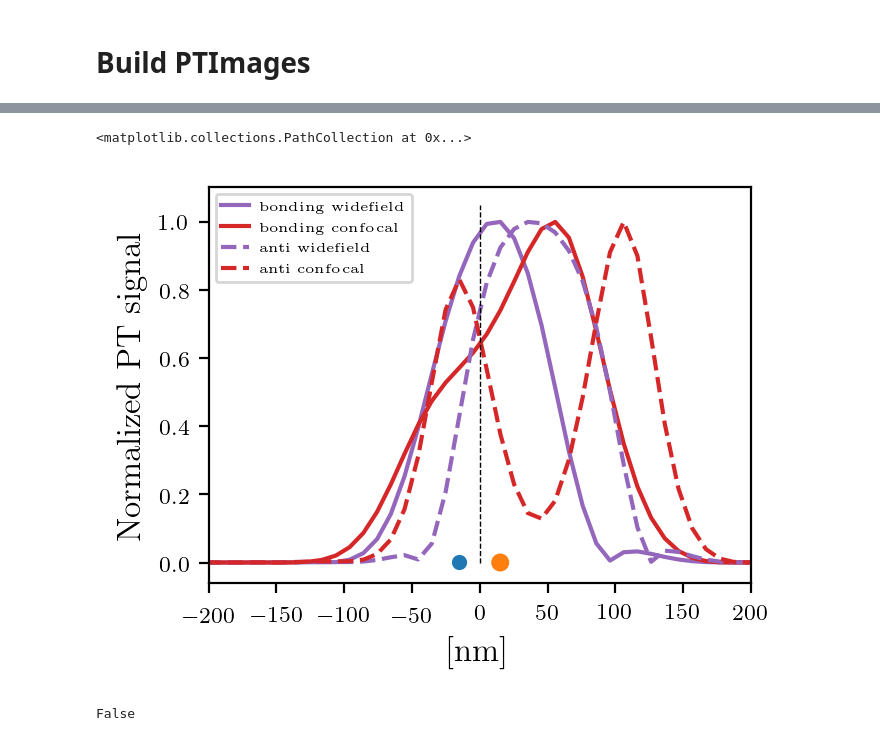
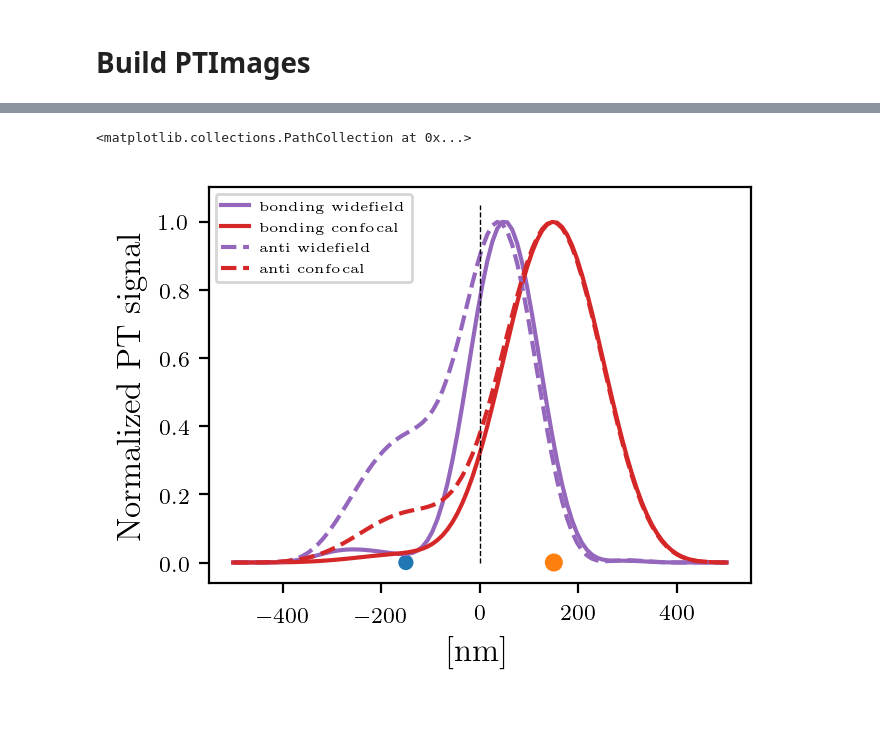
Before and after one commit to HarrisonGoldwyn/photothermal_image_model, a Jupyter notebook: python/hetero_Coupled_scattering.ipynb, the cells around one changed output, grey strips where cells are left out. Drawn from its saved outputs; the diff is of its cells as text; code cells hidden in the pictures.

```diff
--- a/python/hetero_Coupled_scattering.ipynb
+++ b/python/hetero_Coupled_scattering.ipynb
@@ -73,8 +73,8 @@ eps_back = 1.473**2
 
 # del_d = 4*a1
 
-d = 3*a1
-d_col_nm = np.array([[d, 0, 0]])*1e-7
+d = 30*a1
+d_col_cm = np.array([[d, 0, 0]])*1e-7
 
 hw = 2.2
 sensorsize_nm = 1000
@@ -146,7 +146,7 @@ def coupled_dips_of_w(w):
     return  cp.coupled_dip_mags_both_driven(
         mol_angle=0,
         plas_angle=0,
-        d_col = d_col_nm,
+        d_col = d_col_cm,
         E_d_angle=None,
         drive_hbar_w=w*hbar,
         alpha0_diag=alpha_1_of_hw(w*hbar),
@@ -156,7 +156,7 @@ def coupled_dips_of_w(w):
 
 coupled_scattering = cp.sigma_scat_coupled(
     dipoles_moments_per_omega=coupled_dips_of_w,
-    d_col=d_col_nm,
+    d_col=d_col_cm,
     drive_hbar_w=plot_hws,
     n_b=eps_back**0.5,
     E_0=Eplane,)
@@ -264,2 +264,2 @@ bond_enei
 # %%
-anti_enei
+anti_enei=2.4
@@ -677,11 +382,11 @@ but first we need flux from power absorbed
 sph_1_area = 4*np.pi*(a1*1e-9)**2.
 sph_2_area = 4*np.pi*(a2*1e-9)**2.
 
-bond_flux_1 = bond_pow_test_1 / sph_1_area
-bond_flux_2 = bond_pow_test_2 / sph_2_area
+bond_flux_1 = bond_p1_pumped_pow / sph_1_area
+bond_flux_2 = bond_p2_pumped_pow / sph_2_area
 
-anti_flux_1 = anti_pow_test_1 / sph_1_area
-anti_flux_2 = anti_pow_test_2 / sph_2_area
+anti_flux_1 = anti_p1_pumped_pow / sph_1_area
+anti_flux_2 = anti_p2_pumped_pow / sph_2_area
 # %%
 plt.plot(obs_points*1e7, bond_flux_1)
 plt.plot(obs_points*1e7, bond_flux_2)
@@ -1022,36 +734,32 @@ plt.plot(
     np.abs(bond_conf_image)/np.abs(bond_conf_image).max(),
     label='bonding confocal',
     c='C3')
 
 plt.plot(
     obs_points*1e7,
     np.abs(anti_wifi_image)/np.abs(anti_wifi_image).max(),
     label='anti widefield',
     ls = '--',
     c='C4'
     )
 plt.plot(
     obs_points*1e7,
     np.abs(anti_conf_image)/np.abs(anti_conf_image).max(),
     label='anti confocal',
     ls = '--',
     c='C3'
     )
 
 plt.plot([0,0], [0,plt.gca().get_ylim()[1]], lw=0.5, ls='--', c='black')
-plt.xlim(-200, 200)
+# plt.xlim(-200, 200)
 plt.legend(fontsize=5)
 plt.xlabel('[nm]')
 plt.ylabel('Normalized PT signal')
 plt.scatter(
     np.asarray([-1, 1])*d/2,
     [0,0],
     c=['C0','C1'],
     s=[a1*2,a2*2])
 # %% [output]
 <matplotlib.collections.PathCollection at 0x...>
-[figure, old version]
+[figure, new version]
-# %%
-np.all(anti_conf_image == bond_conf_image)
-# %% [output]
-False
```
Also changed, not shown: parts of 32 cells of this notebook, 1 other file.
